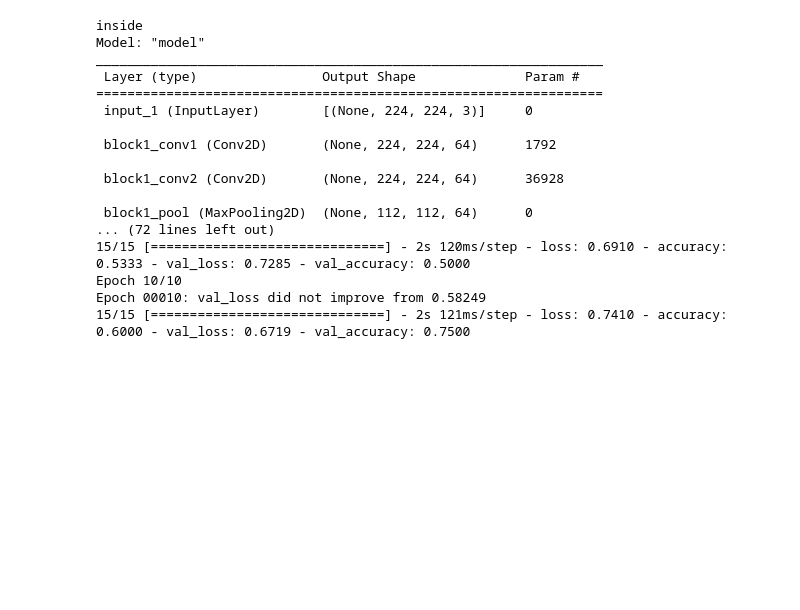
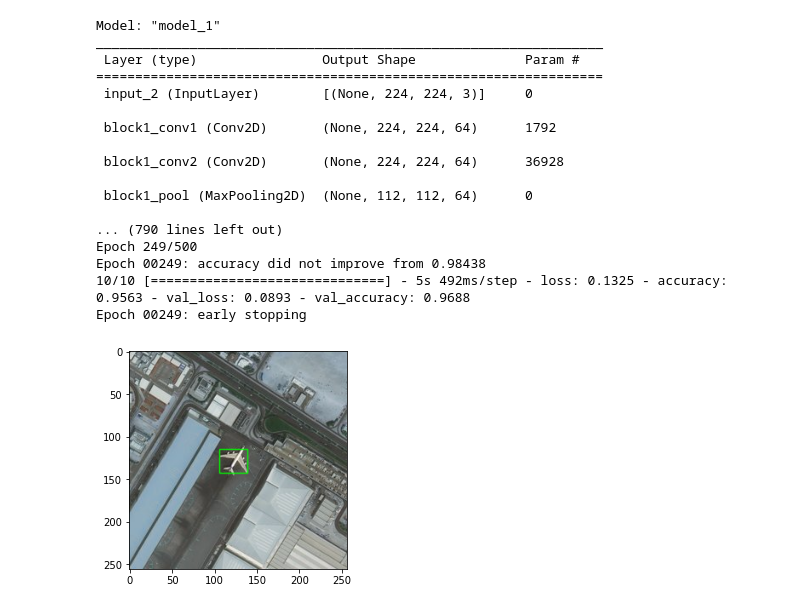
Before and after one commit to IvaStival/DataScience, a Jupyter notebook: RCNN/code/RCNN_Colab_V2.ipynb, the cells around one changed output. Drawn from its saved outputs; the diff is of its cells as text; code cells hidden in the pictures; blank space fills up the shorter version.

```diff
--- a/RCNN/code/RCNN_Colab_V2.ipynb
+++ b/RCNN/code/RCNN_Colab_V2.ipynb
@@ -91,7 +95,7 @@ def get_iou(bb1, bb2):
 ss = cv2.ximgproc.segmentation.createSelectiveSearchSegmentation()
 def imagePreProcessor(path, csv_path, filename, e, air_counter, not_air_counter, folder_path):
 
-    train_images = {}
+    train_images = []
 
     csv_filename = filename.split('.')[0] + ".csv"
     print(f"{e} {filename}")
@@ -276,29 +298,29 @@ def run(train_images):
 
     early = EarlyStopping(monitor="val_loss", min_delta=0, patience=100, verbose=1, mode="auto")
 
-    hist = model_final.fit(traindata, steps_per_epoch=10, epochs=100, validation_data=testdata, validation_steps=2, callbacks=[checkpoint, early])
+    hist = model_final.fit(traindata, steps_per_epoch=10, epochs=500, validation_data=testdata, validation_steps=2, callbacks=[checkpoint, early])
     model_final.save("/content/drive/MyDrive/DataScience/RCNN/models/rcnn_test_model.h5")
     return model_final
 # %%
-model = run(train_images, train_labels)
+model = run(train_images)
 # %% [output]
-inside
-Model: "model"
+Model: "model_1"
 _________________________________________________________________
  Layer (type)                Output Shape              Param #
 =================================================================
- input_1 (InputLayer)        [(None, 224, 224, 3)]     0
+ input_2 (InputLayer)        [(None, 224, 224, 3)]     0
 
  block1_conv1 (Conv2D)       (None, 224, 224, 64)      1792
 
  block1_conv2 (Conv2D)       (None, 224, 224, 64)      36928
 
  block1_pool (MaxPooling2D)  (None, 112, 112, 64)      0
-... (72 lines left out)
-15/15 [==============================] - 2s 120ms/step - loss: 0.6910 - accuracy: 0.5333 - val_loss: 0.7285 - val_accuracy: 0.5000
-Epoch 10/10
-Epoch 00010: val_loss did not improve from 0.58249
-15/15 [==============================] - 2s 121ms/step - loss: 0.7410 - accuracy: 0.6000 - val_loss: 0.6719 - val_accuracy: 0.7500
+
+... (790 lines left out)
+Epoch 249/500
+Epoch 00249: accuracy did not improve from 0.98438
+10/10 [==============================] - 5s 492ms/step - loss: 0.1325 - accuracy: 0.9563 - val_loss: 0.0893 - val_accuracy: 0.9688
+Epoch 00249: early stopping
 # %%
 cv2.setUseOptimized(True);
 ss = cv2.ximgproc.segmentation.createSelectiveSearchSegmentation()
@@ -326,4 +348,6 @@ def predictImage(path, filename, model):
     plt.imshow(imout)
     plt.show()
 # %%
-predictImage("../dataset/Images", "42845.jpg", model)
+predictImage("/content/drive/MyDrive/DataScience/RCNN/dataset/Images", "428492.jpg", model)
+# %% [output]
+[figure, added]
```
Also changed, not shown: parts of 5 cells of this notebook.
